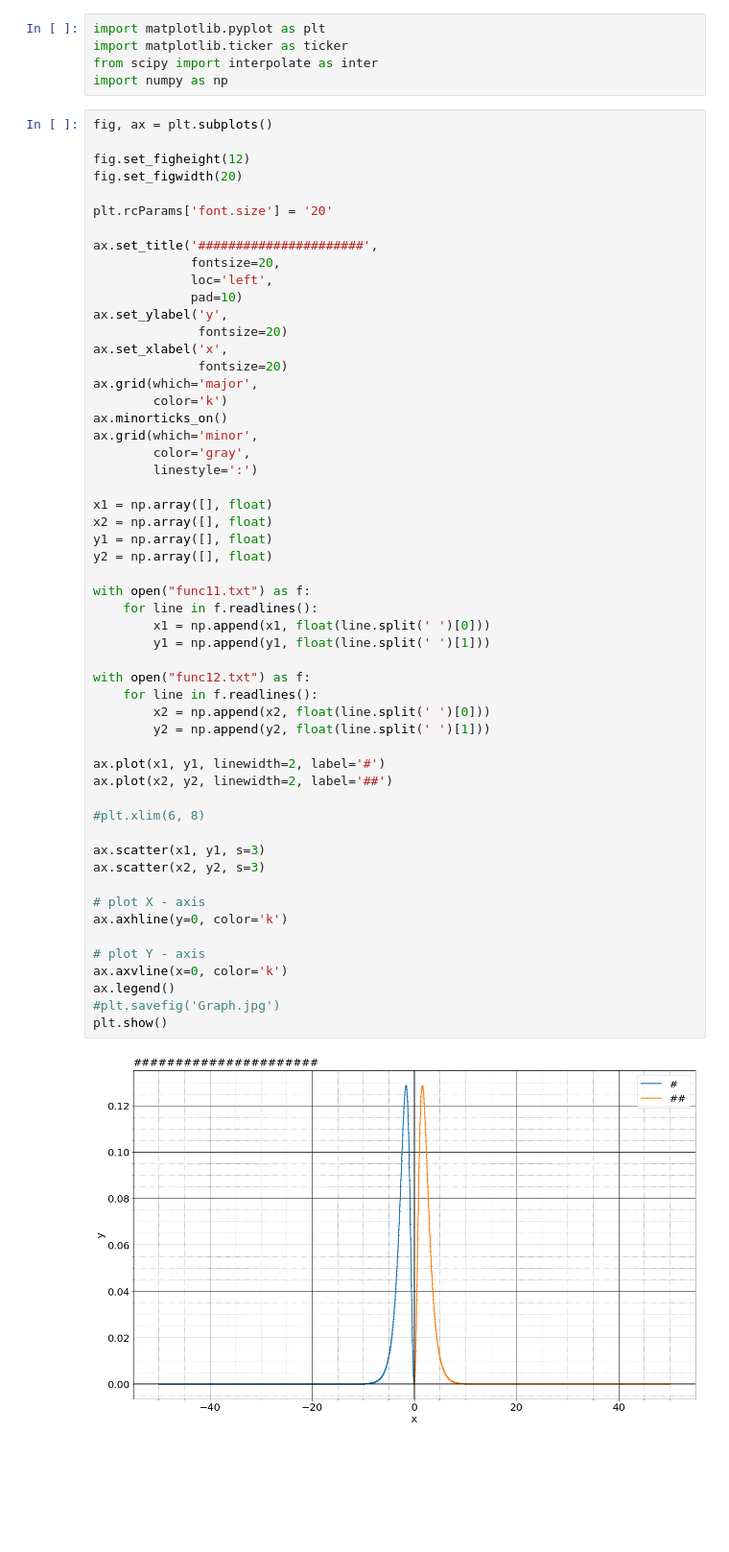
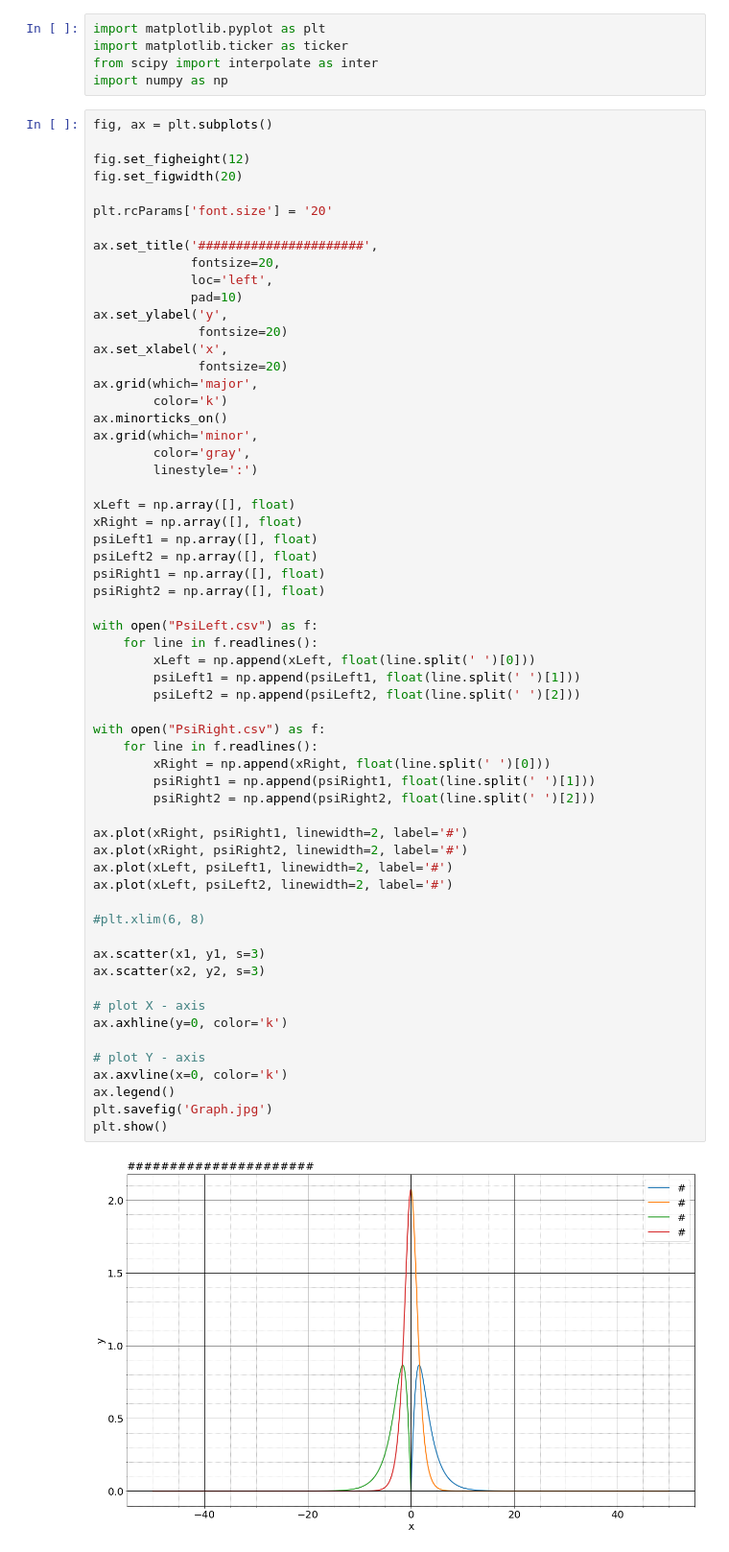
Before and after one commit to DikovAlexandr/NumericalMethods, a Jupyter notebook: SchrodingerOneDimension/PlotGrapher.ipynb, the cells around one changed output. Shown at 96% size. Cells and saved outputs as stored; diff of their text form; blank space fills up the shorter version.

Commit message:
Multi graph added

```diff
--- a/SchrodingerOneDimension/PlotGrapher.ipynb
+++ b/SchrodingerOneDimension/PlotGrapher.ipynb
@@ -18,47 +18,53 @@ ax.set_title('######################',
 ax.set_ylabel('y',
               fontsize=20)
 ax.set_xlabel('x',
               fontsize=20)
 ax.grid(which='major',
         color='k')
 ax.minorticks_on()
 ax.grid(which='minor',
         color='gray',
         linestyle=':')
 
-x1 = np.array([], float)
-x2 = np.array([], float)
-y1 = np.array([], float)
-y2 = np.array([], float)
+xLeft = np.array([], float)
+xRight = np.array([], float)
+psiLeft1 = np.array([], float)
+psiLeft2 = np.array([], float)
+psiRight1 = np.array([], float)
+psiRight2 = np.array([], float)
 
-with open("func11.txt") as f:
+with open("PsiLeft.csv") as f:
     for line in f.readlines():
-        x1 = np.append(x1, float(line.split(' ')[0]))
-        y1 = np.append(y1, float(line.split(' ')[1]))
+        xLeft = np.append(xLeft, float(line.split(' ')[0]))
+        psiLeft1 = np.append(psiLeft1, float(line.split(' ')[1]))
+        psiLeft2 = np.append(psiLeft2, float(line.split(' ')[2]))
 
-with open("func12.txt") as f:
+with open("PsiRight.csv") as f:
     for line in f.readlines():
-        x2 = np.append(x2, float(line.split(' ')[0]))
-        y2 = np.append(y2, float(line.split(' ')[1]))
+        xRight = np.append(xRight, float(line.split(' ')[0]))
+        psiRight1 = np.append(psiRight1, float(line.split(' ')[1]))
+        psiRight2 = np.append(psiRight2, float(line.split(' ')[2]))
 
-ax.plot(x1, y1, linewidth=2, label='#')
-ax.plot(x2, y2, linewidth=2, label='##')
+ax.plot(xRight, psiRight1, linewidth=2, label='#')
+ax.plot(xRight, psiRight2, linewidth=2, label='#')
+ax.plot(xLeft, psiLeft1, linewidth=2, label='#')
+ax.plot(xLeft, psiLeft2, linewidth=2, label='#')
 
 #plt.xlim(6, 8)
 
 ax.scatter(x1, y1, s=3)
 ax.scatter(x2, y2, s=3)
 
 # plot X - axis
 ax.axhline(y=0, color='k')
 
 # plot Y - axis
 ax.axvline(x=0, color='k')
 ax.legend()
-#plt.savefig('Graph.jpg')
+plt.savefig('Graph.jpg')
 plt.show()
 # %% [output]
-[figure, old version]
+[figure, new version]
 # %%
 fig, ax = plt.subplots()
 
```
Also changed, not shown: parts of 1 cell of this notebook, 9 other files.
